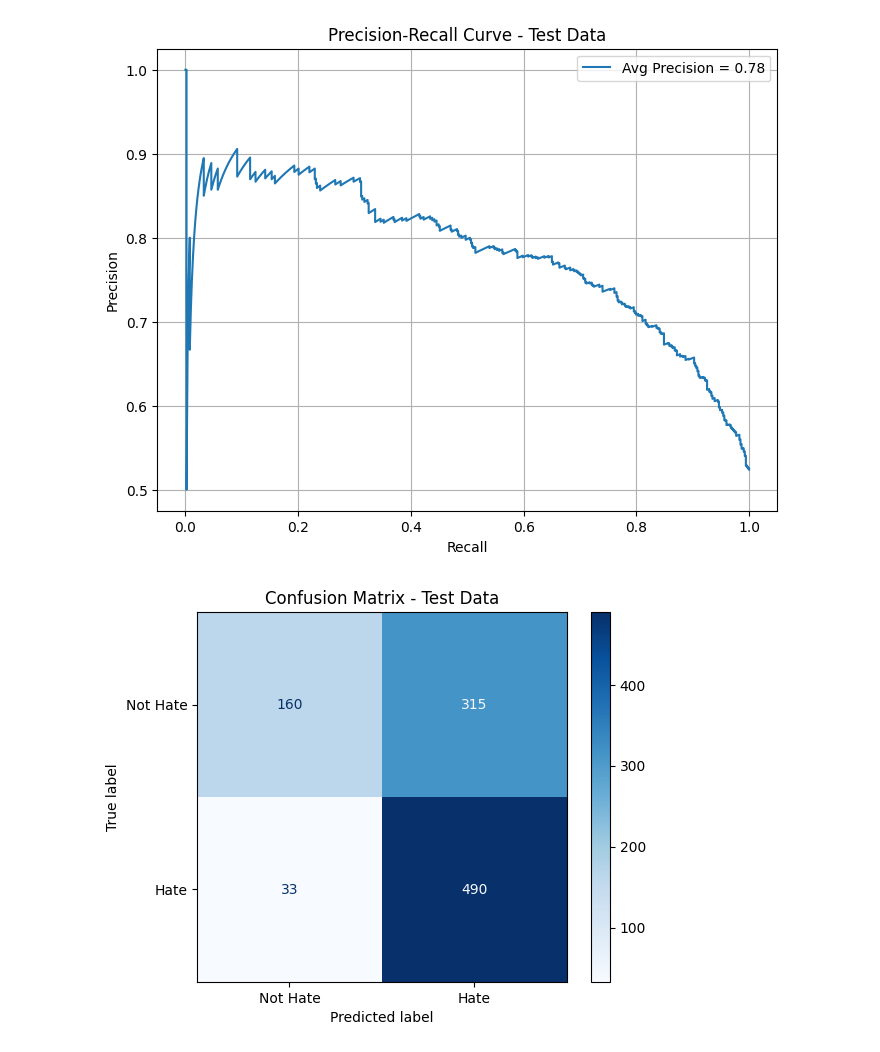
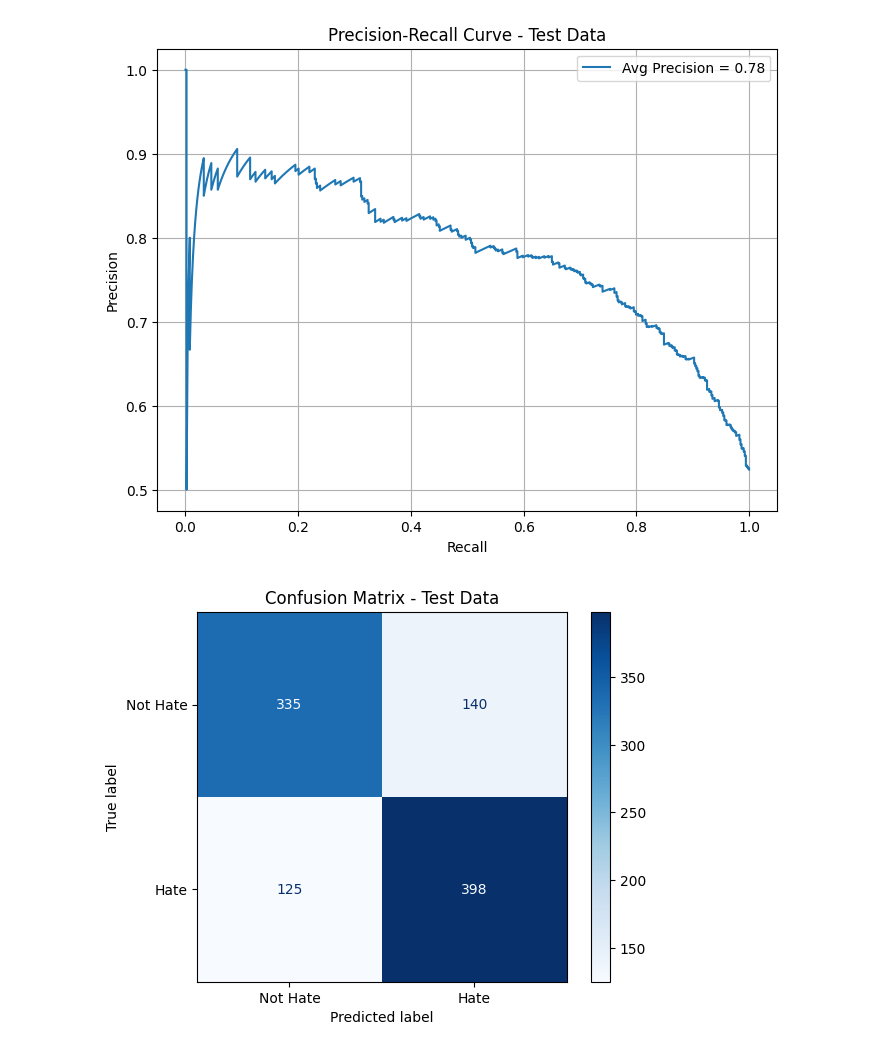
Before and after one commit to Vighnesh-Avadhanam/Hate-Speech-Classification, a Jupyter notebook: code/lasso.ipynb, the cells around one changed output. Saved outputs shown, nothing was run; the diff lists cells and outputs as text; code cells hidden in the pictures.

```diff
--- a/code/lasso.ipynb
+++ b/code/lasso.ipynb
@@ -67,7 +73,7 @@ class LassoHateSpeech:
         print(classification_report(y_test, y_pred))
 # %%
 train_df = pd.read_csv("../data/train_data.csv")
-test_df = pd.read_csv("../data/test_data_clean.csv")
+test_df = pd.read_csv("../data/test_data.csv", sep = ";")
 
 X_train = train_df["text"]
 y_train = train_df["label"]
@@ -76,7 +82,7 @@ model = LassoHateSpeech()
 model.train(X_train, y_train)
 
 X_test = test_df["comment"]
-y_test = test_df["isHate"]
+y_test = (test_df["isHate"] >= model.best_threshold).astype(int)
 
 model.evaluate(X_test, y_test)
 # %% [output]
@@ -120,14 +127,14 @@ plt.show()
 # %% [output]
 [figure]
 # %%
-y_test_pred = (test_probs >= 0.25).astype(int)
+y_test_pred = (test_probs >= 0.45).astype(int)
 
 cm = confusion_matrix(y_test, y_test_pred)
 disp = ConfusionMatrixDisplay(confusion_matrix=cm, display_labels=["Not Hate", "Hate"])
 
 disp.plot(cmap="Blues")
 plt.title("Confusion Matrix - Test Data")
 plt.grid(False)
 plt.show()
 # %% [output]
-[figure, old version]
+[figure, new version]
```
Also changed, not shown: parts of 3 cells of this notebook, 2 other files.
